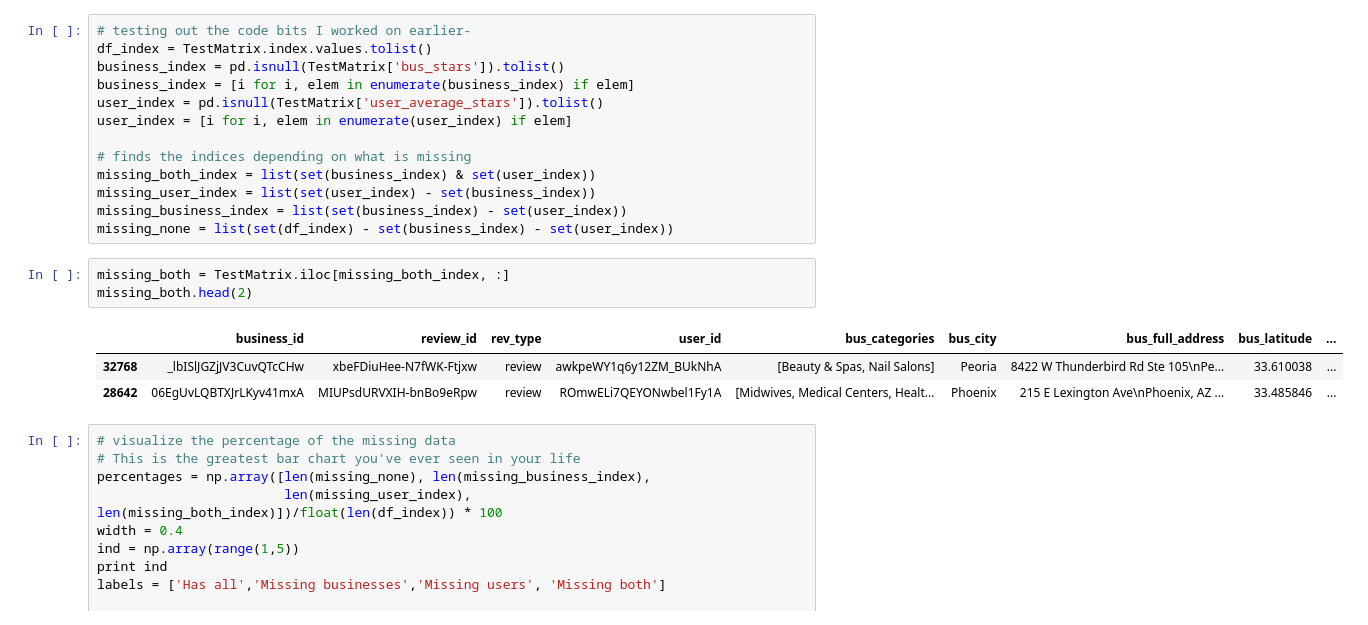
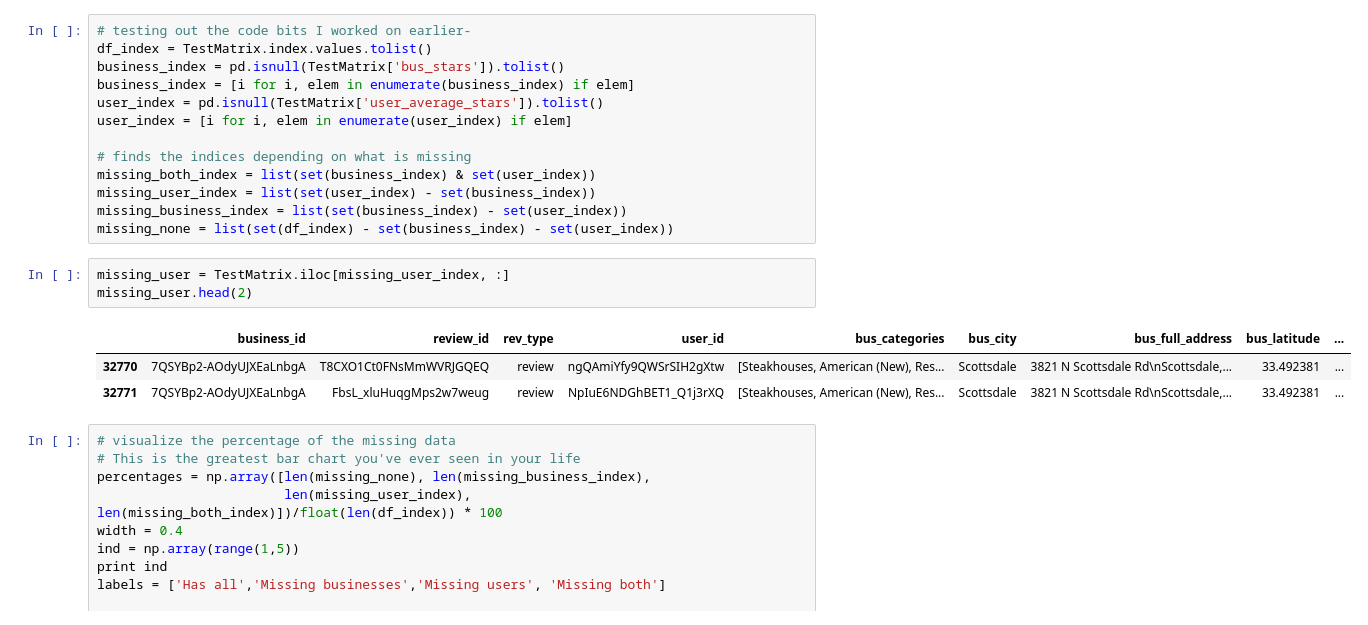
Before and after one commit to s-ramaswamy/CS-229-project, a Jupyter notebook: Visualizations.ipynb, the cells around one changed output. Cells and saved outputs as stored; diff of their text form.

```diff
--- a/Visualizations.ipynb
+++ b/Visualizations.ipynb
@@ -153,12 +153,12 @@ missing_user_index = list(set(user_index) - set(business_index))
 missing_business_index = list(set(business_index) - set(user_index))
 missing_none = list(set(df_index) - set(business_index) - set(user_index))
 # %%
-missing_both = TestMatrix.iloc[missing_both_index, :]
-missing_both.head(2)
+missing_user = TestMatrix.iloc[missing_user_index, :]
+missing_user.head(2)
 # %% [output]
 |  | business_id | review_id | rev_type | user_id | bus_categories | bus_city | bus_full_address | bus_latitude | ... |
-| 32768 | _lbISlJGZjJV3CuvQTcCHw | xbeFDiuHee-N7fWK-Ftjxw | review | awkpeWY1q6y12ZM_BUkNhA | [Beauty & Spas, Nail Salons] | Peoria | 8422 W Thunderbird Rd Ste 105\nPe... | 33.610038 | ... |
-| 28642 | 06EgUvLQBTXJrLKyv41mxA | MIUPsdURVXIH-bnBo9eRpw | review | ROmwELi7QEYONwbel1Fy1A | [Midwives, Medical Centers, Healt... | Phoenix | 215 E Lexington Ave\nPhoenix, AZ ... | 33.485846 | ... |
+| 32770 | 7QSYBp2-AOdyUJXEaLnbgA | T8CXO1Ct0FNsMmWVRJGQEQ | review | ngQAmiYfy9QWSrSIH2gXtw | [Steakhouses, American (New), Res... | Scottsdale | 3821 N Scottsdale Rd\nScottsdale,... | 33.492381 | ... |
+| 32771 | 7QSYBp2-AOdyUJXEaLnbgA | FbsL_xluHuqgMps2w7weug | review | NpIuE6NDGhBET1_Q1j3rXQ | [Steakhouses, American (New), Res... | Scottsdale | 3821 N Scottsdale Rd\nScottsdale,... | 33.492381 | ... |
 # %%
 # visualize the percentage of the missing data
 # This is the greatest bar chart you've ever seen in your life
```
Also changed, not shown: 1 other file.
